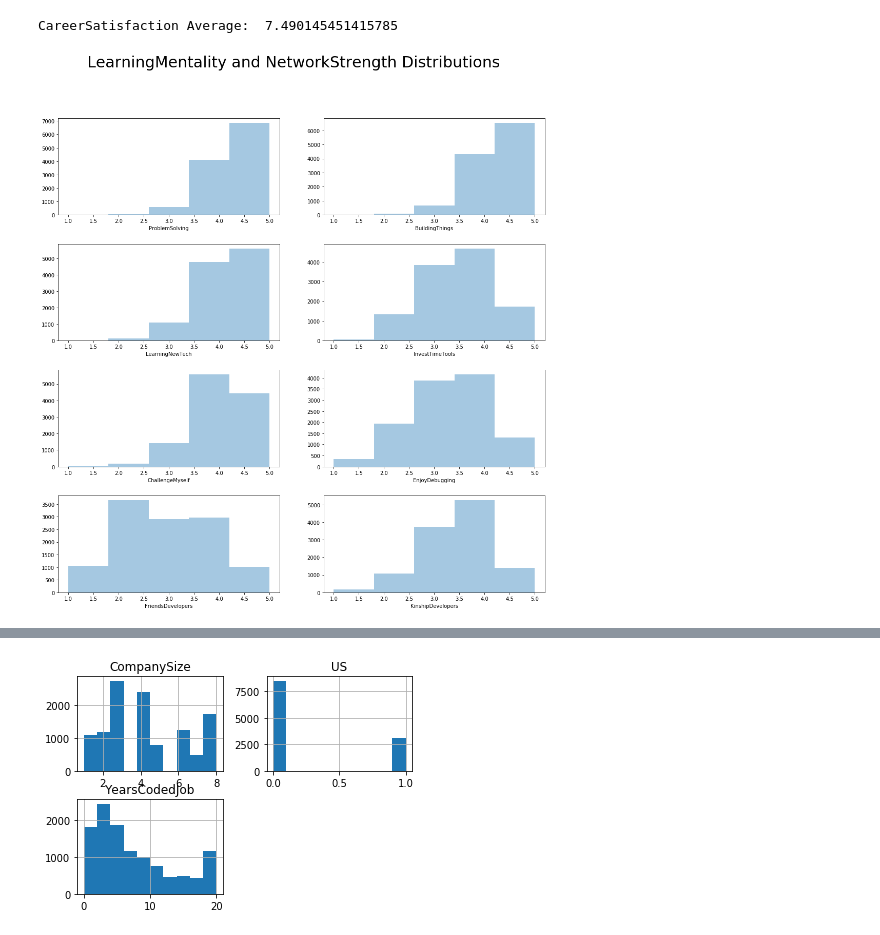
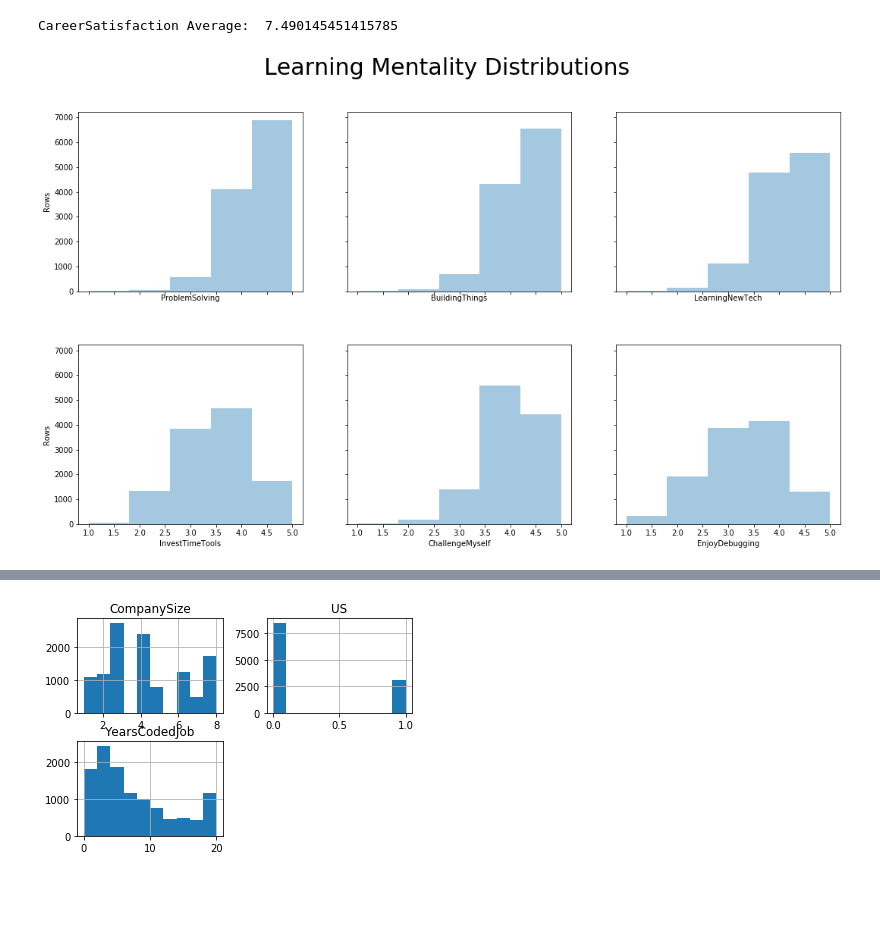
Before and after one commit to ncnakamine/stack_overflow, a Jupyter notebook: Learning_or_Networking.ipynb, the cells around one changed output, grey strips where cells are left out. Saved outputs shown, nothing was run; the diff lists cells and outputs as text; code cells hidden in the pictures; blank space fills up the shorter version.

```diff
--- a/Learning_or_Networking.ipynb
+++ b/Learning_or_Networking.ipynb
@@ -93,26 +266,0 @@ df_dev_fte_no_nans.rename(columns={'Country':'US'}, inplace=True)
-# %%
-CompanySize_mapping = {'Fewer than 10 employees': 1, '10 to 19 employees': 2,
-                       '20 to 99 employees': 3, '100 to 499 employees': 4,
-                       '500 to 999 employees': 5, '1,000 to 4,999 employees': 6,
-                       '5,000 to 9,999 employees': 7, '10,000 or more employees': 8}
-
-df_dev_fte_no_nans['CompanySize'] = df_dev_fte_no_nans['CompanySize'].replace(CompanySize_mapping)
-# %%
-def recode_YearsCodedJob(x):
-    return x[:2]
-
-YearsCoded_mapping = {'Le' : 0}
-
-df_dev_fte_no_nans['YearsCodedJob'] = df_dev_fte_no_nans['YearsCodedJob'].apply(recode_YearsCodedJob)
-df_dev_fte_no_nans['YearsCodedJob'] = df_dev_fte_no_nans['YearsCodedJob'].replace(YearsCoded_mapping)
-df_dev_fte_no_nans['YearsCodedJob'] = pd.to_numeric(df_dev_fte_no_nans['YearsCodedJob'])
-# %%
-likert_mapping = {'Strongly disagree': 1, 'Disagree': 2,
-                  'Somewhat agree': 3, 'Agree': 4, 'Strongly agree': 5}
-
-likert_cols = ['ProblemSolving', 'BuildingThings', 'LearningNewTech',
-               'InvestTimeTools', 'ChallengeMyself', 'FriendsDevelopers',
-               'KinshipDevelopers','EnjoyDebugging']
-
-for col in likert_cols:
-    df_dev_fte_no_nans[col] = df_dev_fte_no_nans[col].replace(likert_mapping)
@@ -140,18 +303,21 @@ CareerSatisfaction Average:  7.490145451415785
 # %%
 # likert variables (main variables of interest) mostly left-skewed
 # df_dev_fte_no_nans[likert_cols].hist(bins=5);
-figure, axs = plt.subplots(nrows=4, ncols=2, figsize = (17, 17))
-figure.suptitle('LearningMentality and NetworkStrength Distributions', size=30);
+figure, axs = plt.subplots(nrows=2, ncols=3, sharex=True, sharey=True, figsize = (18, 10))
+figure.suptitle('Learning Mentality Distributions', size=30);
 # plt.gca().set_title('LearningMentality Distributions')
 plt.subplots_adjust(wspace=0.2, hspace=0.3)
 
 sns.distplot(df_dev_fte_no_nans['ProblemSolving'], kde=False, bins=5, ax=axs[0][0]);
+axs[0][0].set_ylabel('Rows')
 sns.distplot(df_dev_fte_no_nans['BuildingThings'], kde=False, bins=5, ax=axs[0][1]);
-sns.distplot(df_dev_fte_no_nans['LearningNewTech'], kde=False, bins=5, ax=axs[1][0]);
-sns.distplot(df_dev_fte_no_nans['InvestTimeTools'], kde=False, bins=5, ax=axs[1][1]);
-sns.distplot(df_dev_fte_no_nans['ChallengeMyself'], kde=False, bins=5, ax=axs[2][0]);
-sns.distplot(df_dev_fte_no_nans['EnjoyDebugging'], kde=False, bins=5, ax=axs[2][1]);
-sns.distplot(df_dev_fte_no_nans['FriendsDevelopers'], kde=False, bins=5, ax=axs[3][0]);
-sns.distplot(df_dev_fte_no_nans['KinshipDevelopers'], kde=False, bins=5, ax=axs[3][1]);
+sns.distplot(df_dev_fte_no_nans['LearningNewTech'], kde=False, bins=5, ax=axs[0][2]);
+sns.distplot(df_dev_fte_no_nans['InvestTimeTools'], kde=False, bins=5, ax=axs[1][0]);
+axs[1][0].set_ylabel('Rows')
+sns.distplot(df_dev_fte_no_nans['ChallengeMyself'], kde=False, bins=5, ax=axs[1][1]);
+sns.distplot(df_dev_fte_no_nans['EnjoyDebugging'], kde=False, bins=5, ax=axs[1][2]);
+
+# sns.distplot(df_dev_fte_no_nans['FriendsDevelopers'], kde=False, bins=5, ax=axs[3][0]);
+# sns.distplot(df_dev_fte_no_nans['KinshipDevelopers'], kde=False, bins=5, ax=axs[3][1]);
 # %% [output]
-[figure, old version]
+[figure, new version]
```
Also changed, not shown: parts of 40 cells of this notebook.
